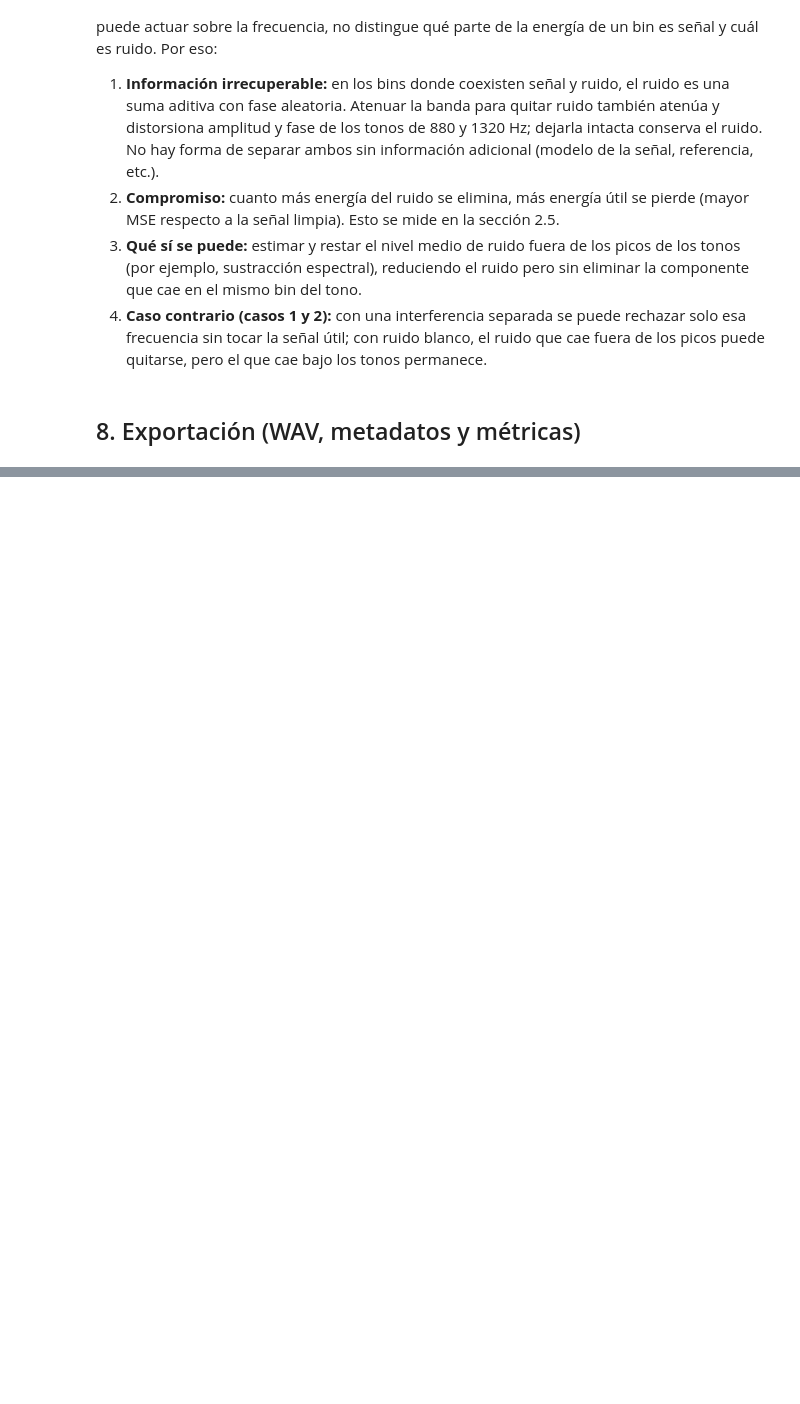
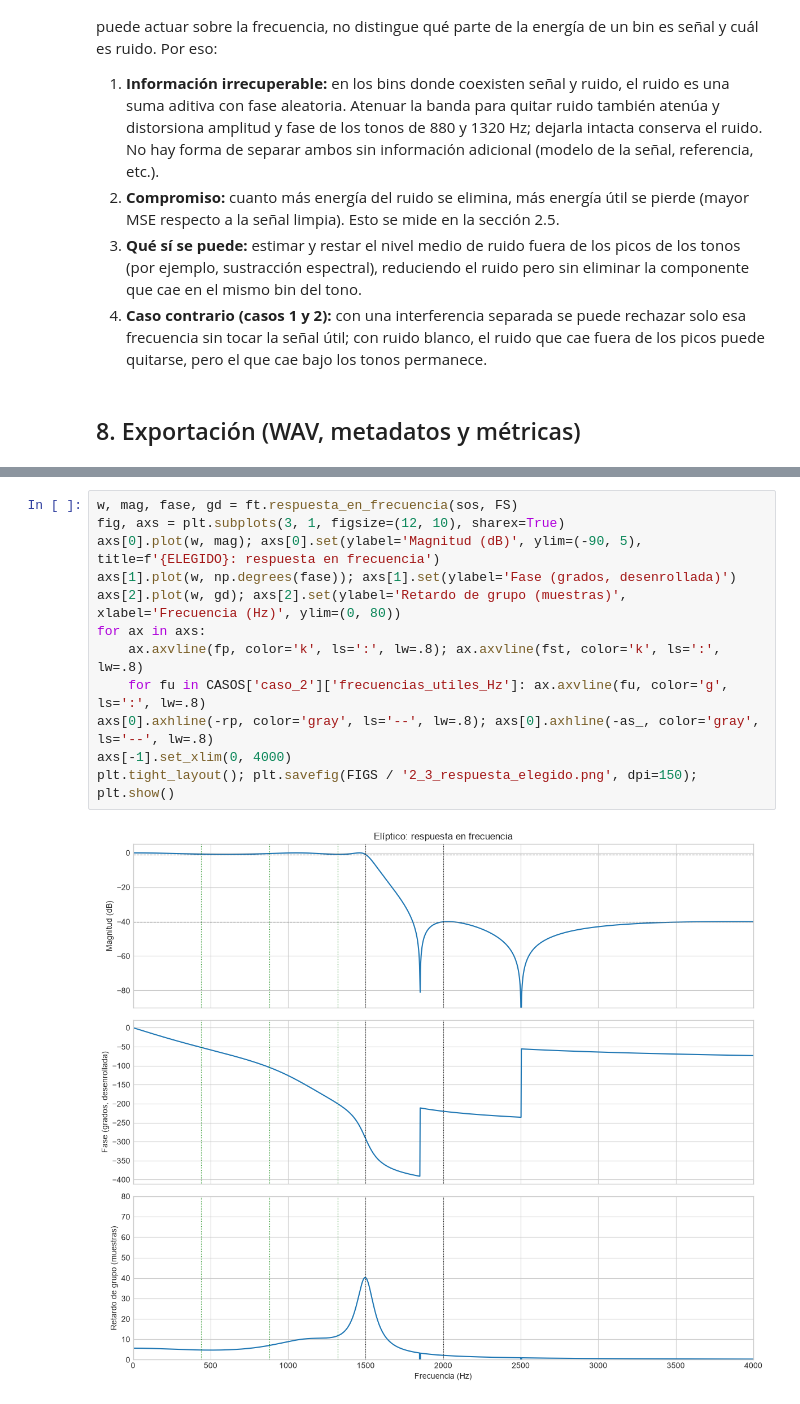
Before and after one commit to Izaguirre1g/jgarcia_asm_2026_s2, a Jupyter notebook: notebook.ipynb, the cells around one changed output, grey strips where cells are left out. Drawn from its saved outputs; the diff is of its cells as text; blank space fills up the shorter version.

```diff
--- a/notebook.ipynb
+++ b/notebook.ipynb
@@ -228,0 +429,14 @@ Exportado:
+# %%
+w, mag, fase, gd = ft.respuesta_en_frecuencia(sos, FS)
+fig, axs = plt.subplots(3, 1, figsize=(12, 10), sharex=True)
+axs[0].plot(w, mag); axs[0].set(ylabel='Magnitud (dB)', ylim=(-90, 5), title=f'{ELEGIDO}: respuesta en frecuencia')
+axs[1].plot(w, np.degrees(fase)); axs[1].set(ylabel='Fase (grados, desenrollada)')
+axs[2].plot(w, gd); axs[2].set(ylabel='Retardo de grupo (muestras)', xlabel='Frecuencia (Hz)', ylim=(0, 80))
+for ax in axs:
+    ax.axvline(fp, color='k', ls=':', lw=.8); ax.axvline(fst, color='k', ls=':', lw=.8)
+    for fu in CASOS['caso_2']['frecuencias_utiles_Hz']: ax.axvline(fu, color='g', ls=':', lw=.8)
+axs[0].axhline(-rp, color='gray', ls='--', lw=.8); axs[0].axhline(-as_, color='gray', ls='--', lw=.8)
+axs[-1].set_xlim(0, 4000)
+plt.tight_layout(); plt.savefig(FIGS / '2_3_respuesta_elegido.png', dpi=150); plt.show()
+# %% [output]
+[figure, added]
```
Also changed, not shown: parts of 24 cells of this notebook, 12 other files.
